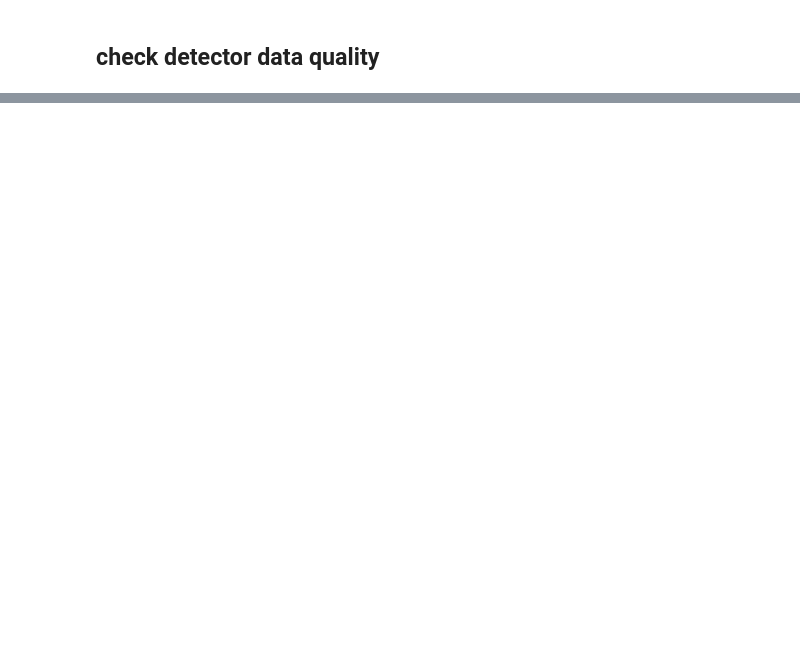
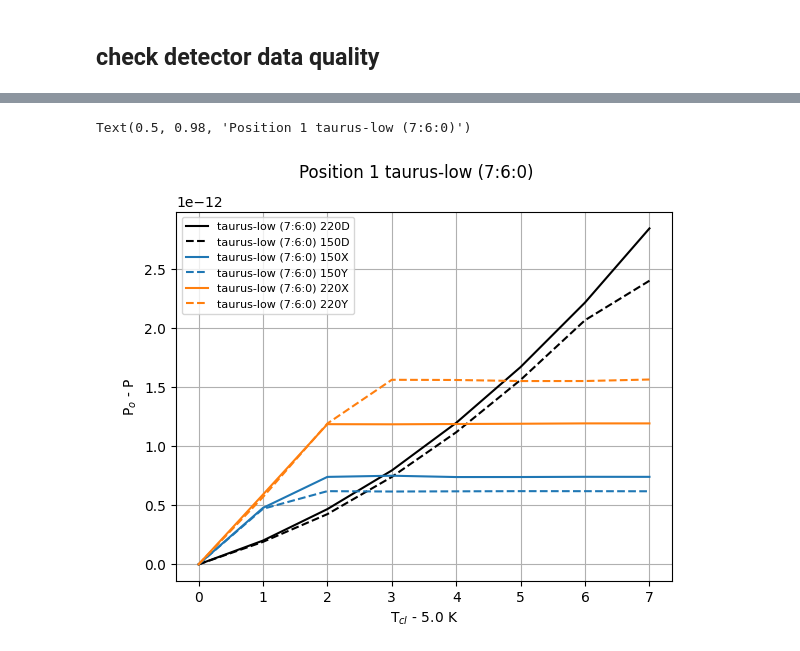
Before and after one commit to usnistgov/quantum-sensors-tdm, a Jupyter notebook: detchar/analysis/howto/howto_coldload_analysis.ipynb, the cells around one changed output, grey strips where cells are left out. Drawn from its saved outputs; the diff is of its cells as text; code cells hidden in the pictures; blank space fills up the shorter version.

Commit message:
updates to detector_map.py,howto_coldload_analysis.ipynb,ivAnalysis_utils.py to facilitate summary plot per pixel position on 4-pixel board

```diff
--- a/detchar/analysis/howto/howto_coldload_analysis.ipynb
+++ b/detchar/analysis/howto/howto_coldload_analysis.ipynb
@@ -66,0 +143,8 @@ print('Optical efficiency (diff method) of Row%02d is %.3f +/- %0.3f'%(row_index
+# %%
+position = 1
+bath_temp_index=0
+cl_indices = range(1,9)
+rfracs =np.array([0.7])
+rfrac_index=0
+bands = dm.get_bands_for_position(position)
+dm.print_data_for_position(position)
@@ -66,0 +162,48 @@ print('Optical efficiency (diff method) of Row%02d is %.3f +/- %0.3f'%(row_index
+# %%
+# get order: darks, lowest frequency A,B highest frequency A, B
+row_indices = dm.get_row_nums_from_keyval_list([['position',position],['type','dark']])
+for band in bands:
+    for pol in ['A','B']:
+        row_indices.extend(dm.get_row_nums_from_keyval_list([['position',position],['band',str(band)],['polarization',pol]]))
+# %%
+fig,ax = plt.subplots()
+ax.set_ylabel('P$_o$ - P')
+low_band_color = '#1f77b4'
+high_band_color = '#ff7f0e'
+dark_color = 'k'
+A_style = '-'
+B_style = '--'
+dark_count = 0
+for ii, row_dex in enumerate(row_indices):
+    if dm.map_dict['Row%02d'%row_dex]['type']=='dark':
+        dark_count=dark_count+1
+        color = 'k'
+        if dark_count>1:
+            ls = '--'
+        else:
+            ls='-'
+    elif dm.map_dict['Row%02d'%row_dex]['band'] == str(bands[0]):
+        color = low_band_color
+    elif dm.map_dict['Row%02d'%row_dex]['band'] == str(bands[1]):
+        color = high_band_color
+
+    if dm.map_dict['Row%02d'%row_dex]['polarization'] == 'A':
+        ls = A_style
+    elif dm.map_dict['Row%02d'%row_dex]['polarization'] == 'B':
+        ls = B_style
+
+    if dm.map_dict['Row%02d'%row_dex]['type'] not in ['Optical','optical']:
+        ppower = None
+    else:
+        ppower = get_predicted_power_for_row(row_dex,cl_indices)
+    iva_row = ivcl.sweep_analysis_for_row(row_dex,bath_temp_index,cl_indices,
+                                          rn_fracs=rfracs,predicted_power_w=None)
+    ax.plot(iva_row.cl_DT_k,iva_row.Dp_at_rnfrac[rfrac_index,:],label=dm.map_dict['Row%02d'%row_dex]['devname'],color=color,linestyle=ls)
+    if ii==0:
+        ax.set_xlabel('T$_{cl}$ - %.1f K'%iva_row.cl_temps_k[iva_row.T_cl_index])
+ax.legend(fontsize=8)
+ax.grid()
+fig.suptitle('Position %d '%position+' '.join(dm.map_dict['Row%02d'%row_indices[-1]]['devname'].split(' ')[0:2]))
+# %% [output]
+Text(0.5, 0.98, 'Position 1 taurus-low (7:6:0)')
+[figure, added]
```
Also changed, not shown: parts of 16 cells of this notebook, 2 other files.
